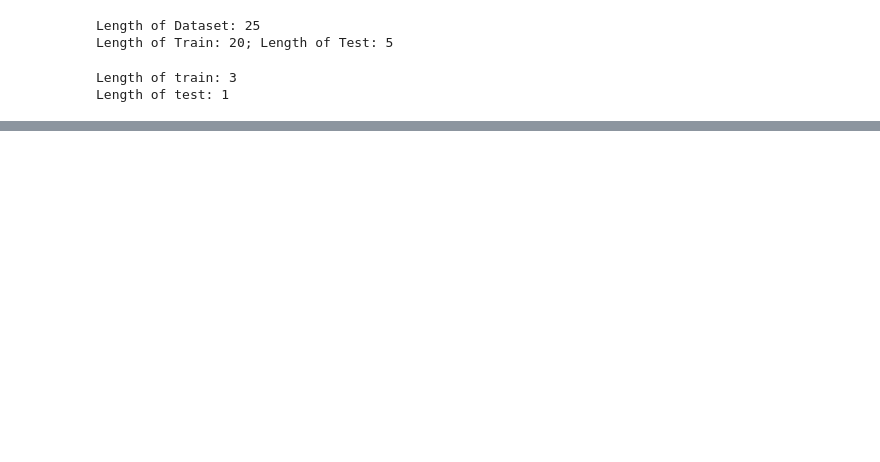
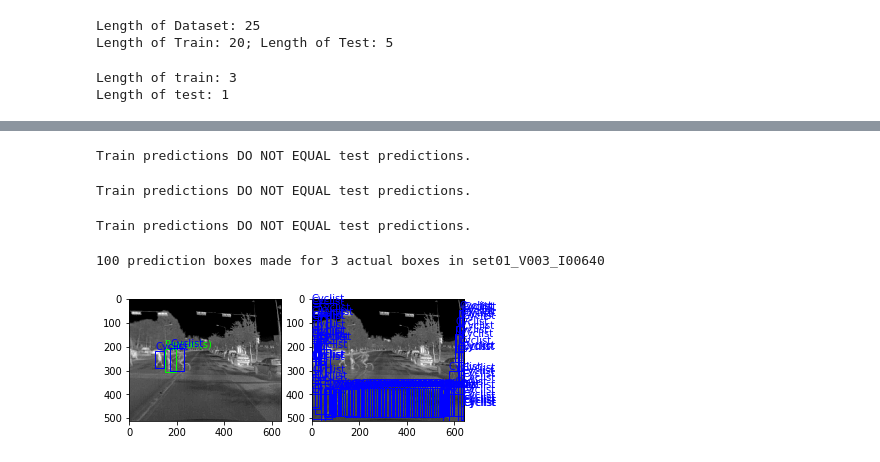
Before and after one commit to ncanna/thermal_pedestrian_detection, a Jupyter notebook: full_model_notebook_metrics.ipynb, the cells around one changed output, grey strips where cells are left out. Saved outputs shown, nothing was run; the diff lists cells and outputs as text; code cells hidden in the pictures; blank space fills up the shorter version.

Commit message:
Fix empty predictions bugs

```diff
--- a/full_model_notebook_metrics.ipynb
+++ b/full_model_notebook_metrics.ipynb
@@ -54,7 +54,7 @@ Creation of directory at /Users/navya/Desktop/Capstone/thermal-pedestrian-detect
 file_output_path = directory+"/"
 # %%
 batch_size = 8
-num_epochs = 2
+num_epochs = 1
 # %%
 # Get label and encode
 def get_box(obj):
@@ -266,9 +240,9 @@ for epoch in range(num_epochs):
     model.train()
     epoch_loss = 0
     i = 0
-    for imgs, annotations in data_loader:
-        imgs = list(img.to(device) for img in imgs)
-        annotations = [{k: v.to(device) for k, v in t.items()} for t in annotations]
+    for train_imgs, train_annotations in data_loader:
+        imgs = list(img.to(device) for img in train_imgs)
+        annotations = [{k: v.to(device) for k, v in t.items()} for t in train_annotations]
         loss_dict = model([imgs[0]], [annotations[0]])
         losses = sum(loss for loss in loss_dict.values())
 
@@ -314,7 +288,7 @@ except:
 
 print(f'Annotations Trained: {tot_ats}')
 
-model2 = get_model_instance_segmentation(3)
-model2.load_state_dict(torch.load(file_output_path+'full_model.pt'))
-model2.eval()
-model2.to(device)
+# model2 = get_model_instance_segmentation(3)
+# model2.load_state_dict(torch.load(file_output_path+'full_model.pt'))
+# model2.eval()
+# model2.to(device)
@@ -390,3 +327,20 @@ print(len(preds_test))
+# %%
+preds_train = model(train_imgs)
+#print(preds_train)
+# %% [output]
+Train predictions DO NOT EQUAL test predictions.
+# %%
+preds_test = model(test_imgs)
+#print(preds_test)
+# %% [output]
+Train predictions DO NOT EQUAL test predictions.
+# %%
+if preds_train == preds_test:
+    print(f'Train predictions EQUAL test predictions.')
+else:
+    print(f'Train predictions DO NOT EQUAL test predictions.')
+# %% [output]
+Train predictions DO NOT EQUAL test predictions.
 # %%
 def plot_images(num, input):
     fig, ax = plt.subplots(nrows=1, ncols=2)
@@ -394,7 +348,7 @@ def plot_images(num, input):
     annotation = annotations[num]
     # for key, value in annotation.items():
     #         print(key, value)
-    prediction = preds[num]
+    prediction = preds_train[num]
 
     img = img_tensor.cpu().data
     img = img[0,:,:]
@@ -416,30 +370,33 @@ def plot_images(num, input):
         output_name = set+"_"+video+"_"+file_name
         text = Recode(value)
         colors = ["r", "#00FF00",  "#0000FF"]
         rect = patches.Rectangle((xmin, ymin), (xmax - xmin), (ymax - ymin), linewidth=1,
                                  edgecolor=colors[value], facecolor='none')
         target_x = xmin
         target_y = ymin - 5
         ax[0].text(target_x, target_y, text, color=colors[value])
         ax[0].add_patch(rect)
         ix += 1
 
 
     ix = 0
     print(str(len(prediction["boxes"])) + " prediction boxes made for " + str(len(annotation["boxes"])) + " actual boxes in " + str(output_name))
     for box in prediction["boxes"]:
         xmin, ymin, xmax, ymax = box.tolist()
         value = prediction["labels"][ix]
         text = Recode(value)
         colors = ["r", "#00FF00",  "#0000FF"]
         rect = patches.Rectangle((xmin, ymin), (xmax - xmin), (ymax - ymin), linewidth=1,
                                  edgecolor=colors[value], facecolor='none')
         target_x = xmin
         target_y = ymin - 5
         ax[1].text(target_x, target_y, text, color=colors[value])
         ax[1].add_patch(rect)
         ix += 1
 
     #figname = file_name+"_"+input+".png"
     #fig.savefig(figname)
     plt.show()
+# %% [output]
+100 prediction boxes made for 3 actual boxes in set01_V003_I00640
+[figure, added]
```
Also changed, not shown: parts of 25 cells of this notebook.
